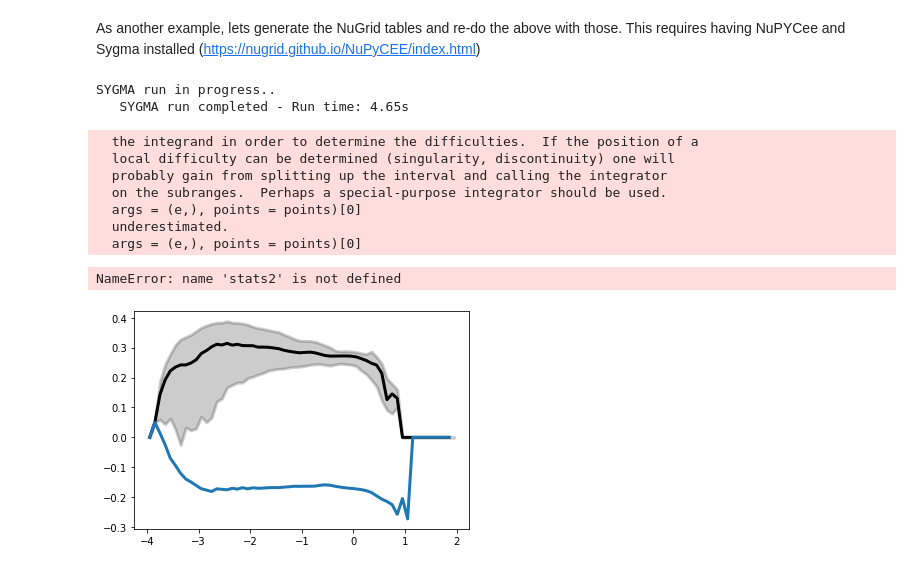
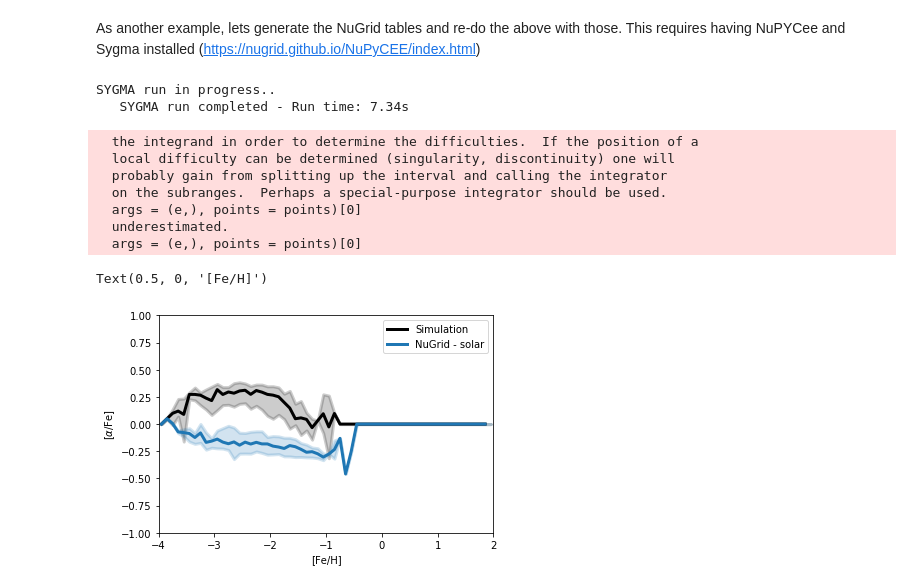
Before and after one commit to patelpb96/GizmoElementTracers, a Jupyter notebook: gizmo_tutorial_agetracers.ipynb, the cells around one changed output. Saved outputs shown, nothing was run; the diff lists cells and outputs as text; code cells hidden in the pictures.

```diff
--- a/gizmo_tutorial_agetracers.ipynb
+++ b/gizmo_tutorial_agetracers.ipynb
@@ -32,7 +32,7 @@ import matplotlib.pyplot as plt
 # use this is you are running from within a simulation directory
 #simulation_directory = '.'
 
-simulation_directory = '/home/aemerick/work/gizmo_runs/m12q_res5700_test/'
+simulation_directory = '/home/aemerick/work/gizmo_runs/m10q_res16000_logbins/'
 # %%
 #
 # While this step is not explicitly necessary, in order for the age tracers to have the
@@ -75,11 +75,13 @@ initial_abundances['metals'] = np.average(initial_part['gas'].prop('massfraction
 #    table to use to do the post-processing.
 
 # First, load a dataset
-part = gizmo.io.Read.read_snapshots(['star'], 'index', 425,
+part = gizmo.io.Read.read_snapshots(['star'], 'index', 600,
                                     simulation_directory = simulation_directory)
 
-# one can see the age bins used (in Myr) with:
+# one can see the age bins used (in Myr) and
+# other properties of the age tracers in the dictionary:
 #
-#part.ageprop.age_bins
+print(part.ageprop)
+#
 # %% [output]
 # in utilities.simulation.Snapshot():
@@ -196,7 +198,7 @@ NuGrid_yield_table = gizmo.agetracers.construct_yield_table(NuGrid_yield_model,
 part.set_yield_table(NuGrid_yield_table, [str.lower(x) for x in NuGrid_yield_model.elements])
 # %% [output]
 SYGMA run in progress..
-   SYGMA run completed - Run time: 4.65s
+   SYGMA run completed - Run time: 7.34s
   the integrand in order to determine the difficulties.  If the position of a
   local difficulty can be determined (singularity, discontinuity) one will
   probably gain from splitting up the interval and calling the integrator
@@ -215,34 +217,34 @@ fig.set_size_inches(6,4)
 
 bc    = BinClass([-4,2],number= int((2-(-4))/0.1))
 
 # plot the native simulation data:
 stats = bc.get_statistics_of_array(  part['star'].prop('metallicity.fe'),
                                      part['star'].prop('metallicity.alpha - metallicity.fe'))
 
 
 ax.plot(stats['bin.mid'][:-1], stats['median'][:-1], lw=3, color = 'black', label = 'Simulation')
 ax.fill_between(stats['bin.mid'], stats['percent.16'], stats['percent.84'], alpha=0.2,
                 lw = 3, color='black')
 
 
 # plot the post-processed data.
 # this can be done with just the ".agetracer" string, which works
 # for all things that the elements work on already (metallicity, mass, massfraction, etc.)
 bc    = BinClass([-4,2],number= int((2-(-4))/0.1))
 stats = bc.get_statistics_of_array(part['star'].prop('metallicity.agetracer.fe'),
                                    part['star'].prop('metallicity.agetracer.alpha - metallicity.agetracer.fe'))
 
 
-ax.plot(stats['bin.mid'][:-1], stats['median'][:-1], lw=3, color = 'C0', label = 'FIRE2 - solar')
-ax.fill_between(stats2['bin.mid'], stats['percent.16'], stats['percent.84'], alpha=0.2,
+ax.plot(stats['bin.mid'][:-1], stats['median'][:-1], lw=3, color = 'C0', label = 'NuGrid - solar')
+ax.fill_between(stats['bin.mid'], stats['percent.16'], stats['percent.84'], alpha=0.2,
                 lw = 3, color='C0')
 
 
 ax.legend(loc='best')
 ax.set_ylim(-1,1)
 ax.set_xlim(-4,2)
 ax.set_ylabel(r'[$\alpha$/Fe]')
 ax.set_xlabel('[Fe/H]')
 # %% [output]
-NameError: name 'stats2' is not defined
+Text(0.5, 0, '[Fe/H]')
-[figure, old version]
+[figure, new version]
```
Also changed, not shown: parts of 3 cells of this notebook.
